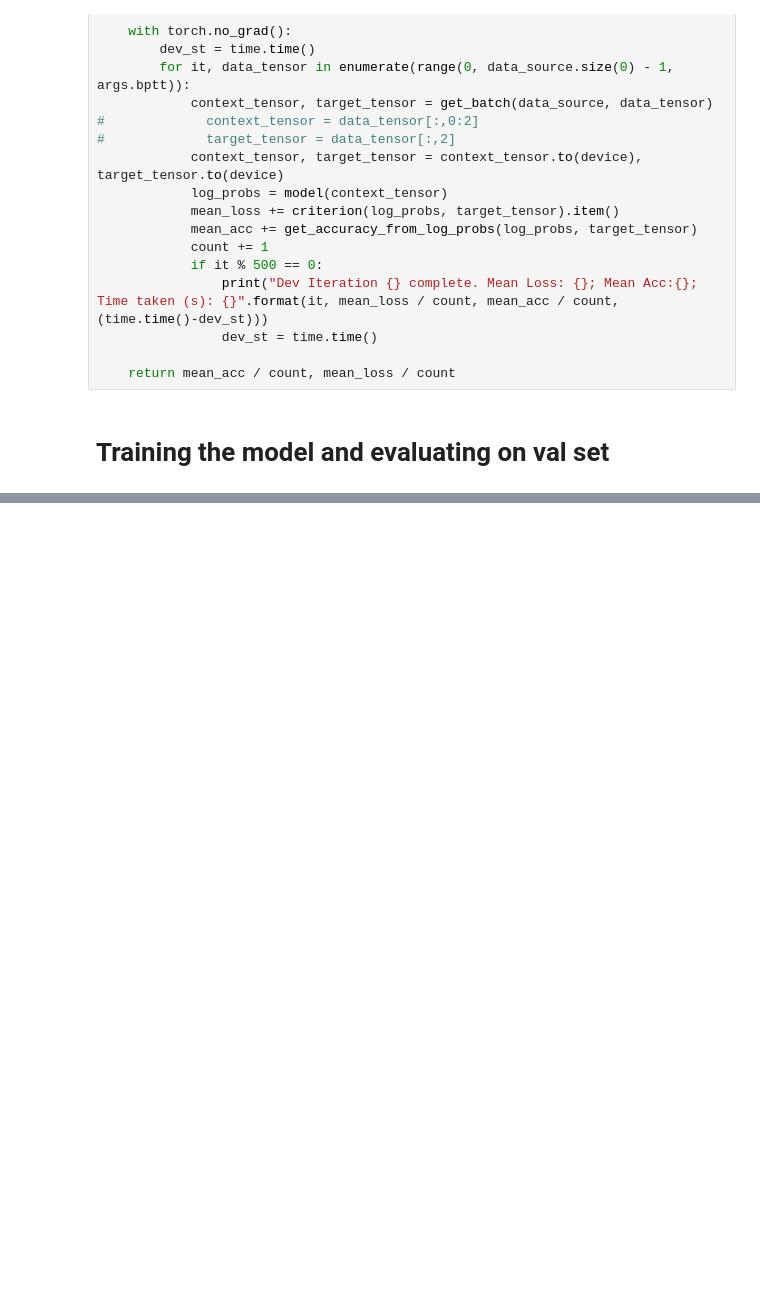
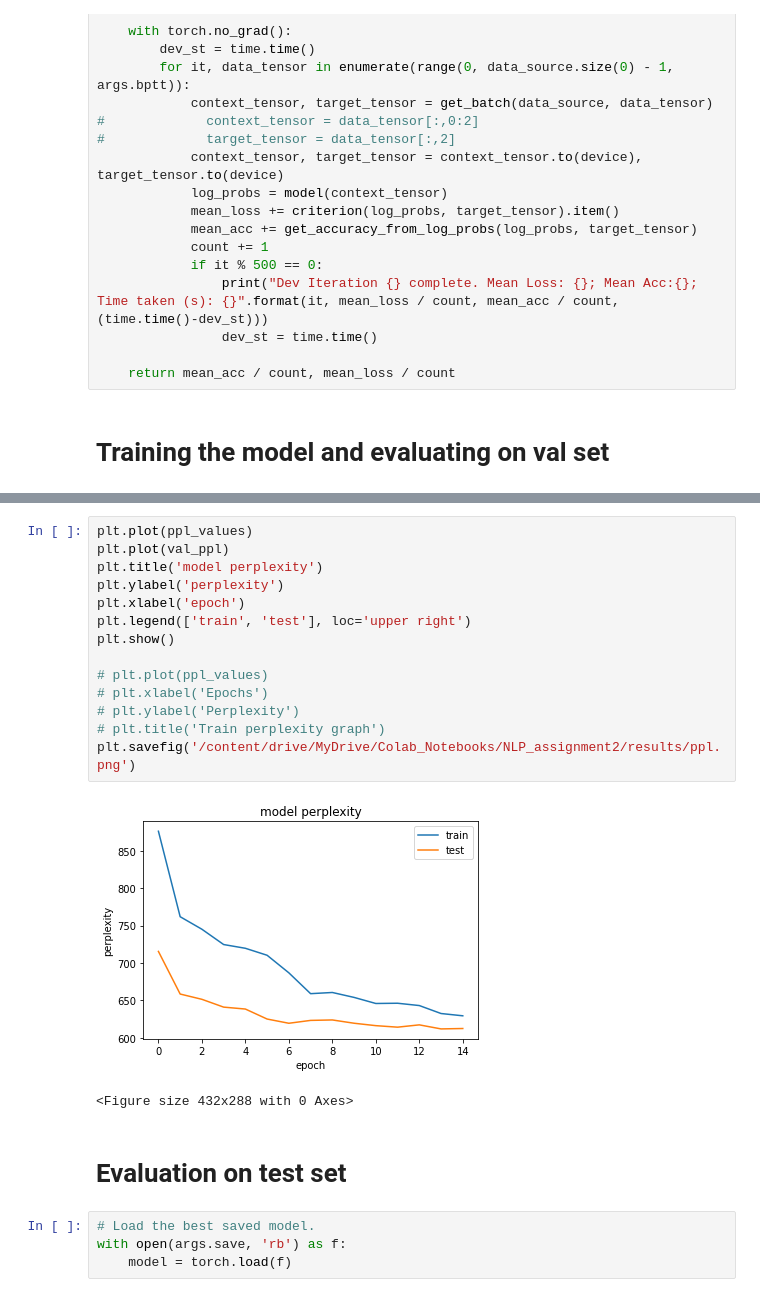
Before and after one commit to jsheng1996/NLPAssignment2, a Jupyter notebook: 2.1 fnn/FNNMain.ipynb, the cells around one changed output, grey strips where cells are left out. Saved outputs shown, nothing was run; the diff lists cells and outputs as text; blank space fills up the shorter version.

```diff
--- a/2.1 fnn/FNNMain.ipynb
+++ b/2.1 fnn/FNNMain.ipynb
@@ -363,0 +422,23 @@ print(loss_values)
+# %%
+plt.plot(ppl_values)
+plt.plot(val_ppl)
+plt.title('model perplexity')
+plt.ylabel('perplexity')
+plt.xlabel('epoch')
+plt.legend(['train', 'test'], loc='upper right')
+plt.show()
+
+# plt.plot(ppl_values)
+# plt.xlabel('Epochs')
+# plt.ylabel('Perplexity')
+# plt.title('Train perplexity graph')
+plt.savefig('/content/drive/MyDrive/Colab_Notebooks/NLP_assignment2/results/ppl.png')
+# %% [output]
+[figure, added]
+<Figure size 432x288 with 0 Axes>
+# %% [markdown]
+# Evaluation on test set
+# %%
+# Load the best saved model.
+with open(args.save, 'rb') as f:
+    model = torch.load(f)
```
Also changed, not shown: parts of 15 cells of this notebook, 2 other files.
